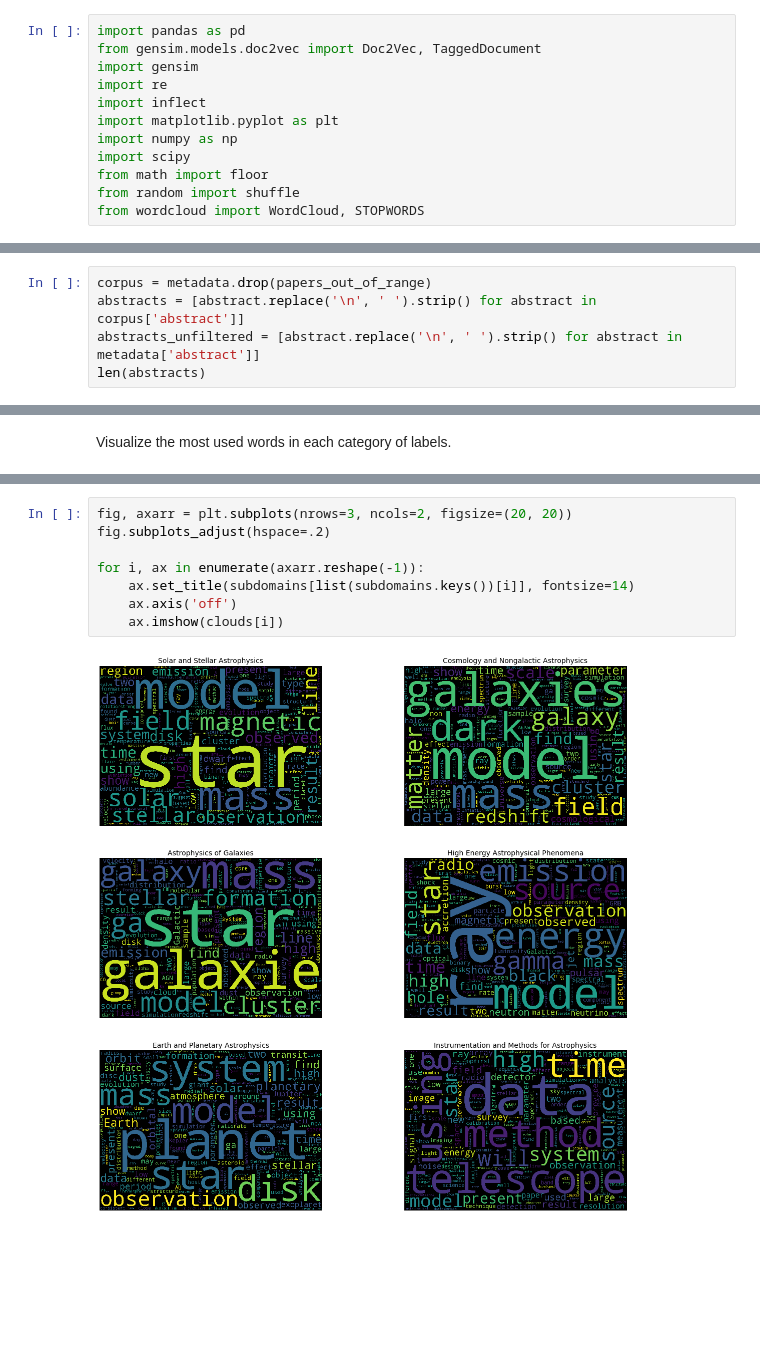
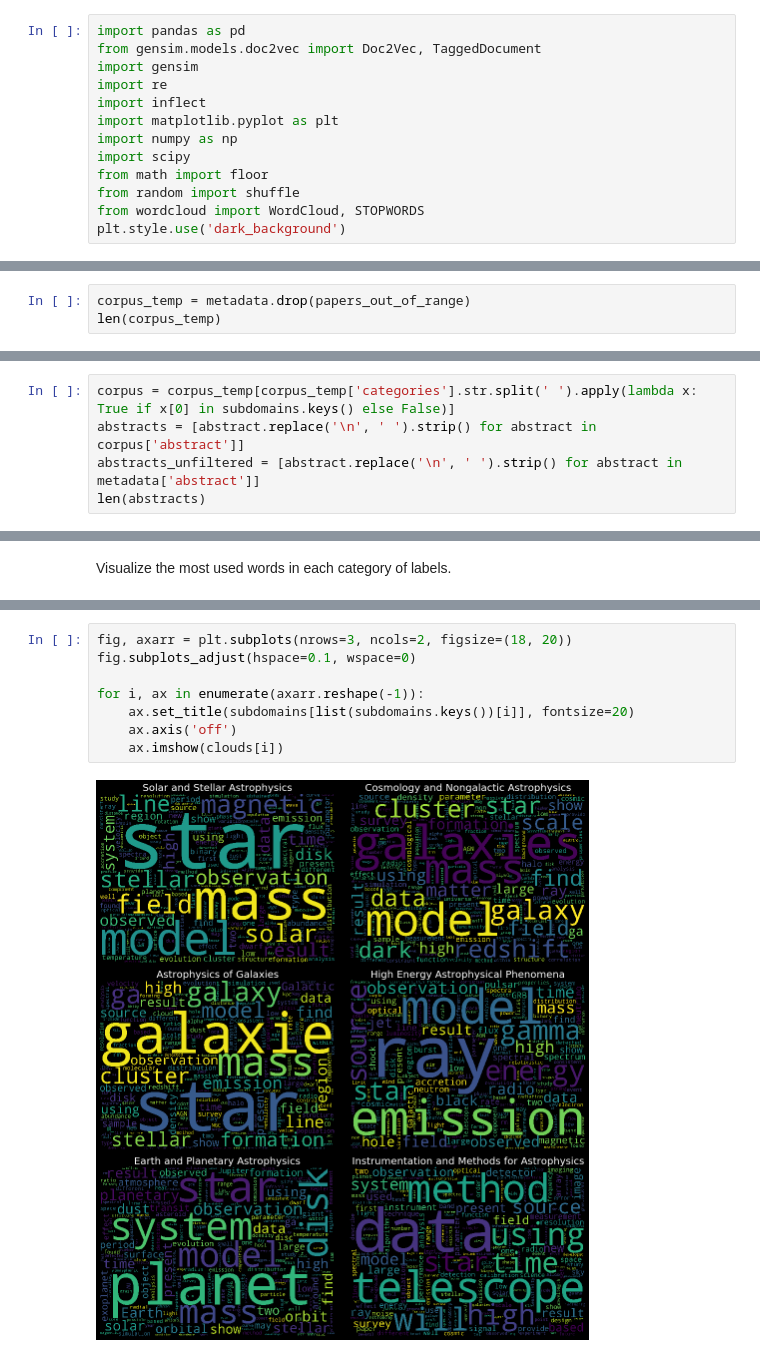
Before and after one commit to brienna/MS_thesis, a Jupyter notebook: notebooks/2020_04_23_prepare_training_data.ipynb, the cells around one changed output, grey strips where cells are left out. Saved outputs shown, nothing was run; the diff lists cells and outputs as text; blank space fills up the shorter version.

Commit message:
Filter corpus to include only documents whose PRIMARY categories are astrophysics subdomains

```diff
--- a/notebooks/2020_04_23_prepare_training_data.ipynb
+++ b/notebooks/2020_04_23_prepare_training_data.ipynb
@@ -23,6 +23,7 @@ import scipy
 from math import floor
 from random import shuffle
 from wordcloud import WordCloud, STOPWORDS
+plt.style.use('dark_background')
 # %% [markdown]
 ## 1. Filter papers based on subdomain labelling
 # %% [markdown]
@@ -146,3 +147,6 @@ plt.show()
 ## Prepare abstract corpus
 # %% [markdown]
 Get abstracts for the 159,616 papers that we are keeping in our corpus. Abstracts are stored in the metadata file.
+# %%
+corpus_temp = metadata.drop(papers_out_of_range)
+len(corpus_temp)
@@ -149,5 +157,5 @@ Get abstracts for the 159,616 papers that we are keeping in our corpus. Abstract
 # %%
-corpus = metadata.drop(papers_out_of_range)
+corpus = corpus_temp[corpus_temp['categories'].str.split(' ').apply(lambda x: True if x[0] in subdomains.keys() else False)]
 abstracts = [abstract.replace('\n', ' ').strip() for abstract in corpus['abstract']]
 abstracts_unfiltered = [abstract.replace('\n', ' ').strip() for abstract in metadata['abstract']]
 len(abstracts)
@@ -270,12 +296,12 @@ for category in subdomains.keys():
     cloud = generate_word_cloud(text)
     clouds.append(cloud)
 # %%
-fig, axarr = plt.subplots(nrows=3, ncols=2, figsize=(20, 20))
-fig.subplots_adjust(hspace=.2)
+fig, axarr = plt.subplots(nrows=3, ncols=2, figsize=(18, 20))
+fig.subplots_adjust(hspace=0.1, wspace=0)
 
 for i, ax in enumerate(axarr.reshape(-1)):
-    ax.set_title(subdomains[list(subdomains.keys())[i]], fontsize=14)
+    ax.set_title(subdomains[list(subdomains.keys())[i]], fontsize=20)
     ax.axis('off')
     ax.imshow(clouds[i])
 # %% [output]
-[figure, old version]
+[figure, new version]
```
Also changed, not shown: parts of 10 cells of this notebook.
